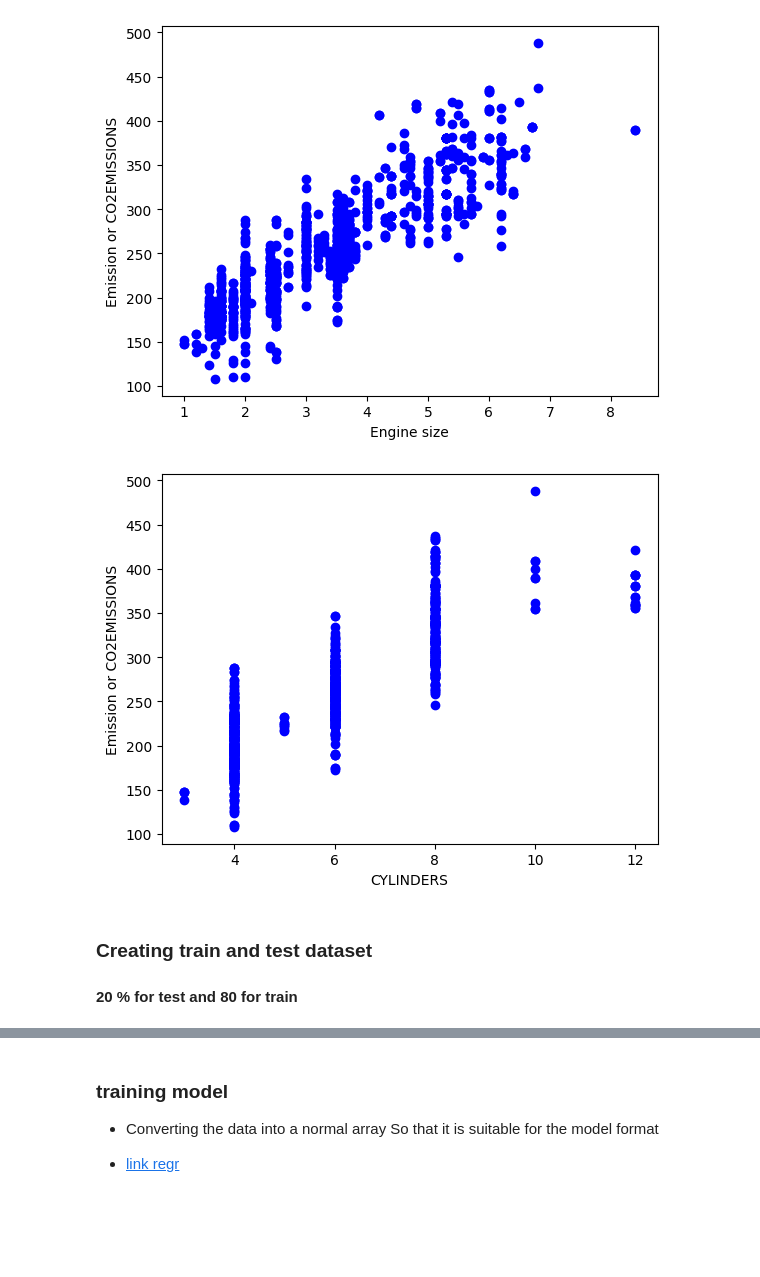
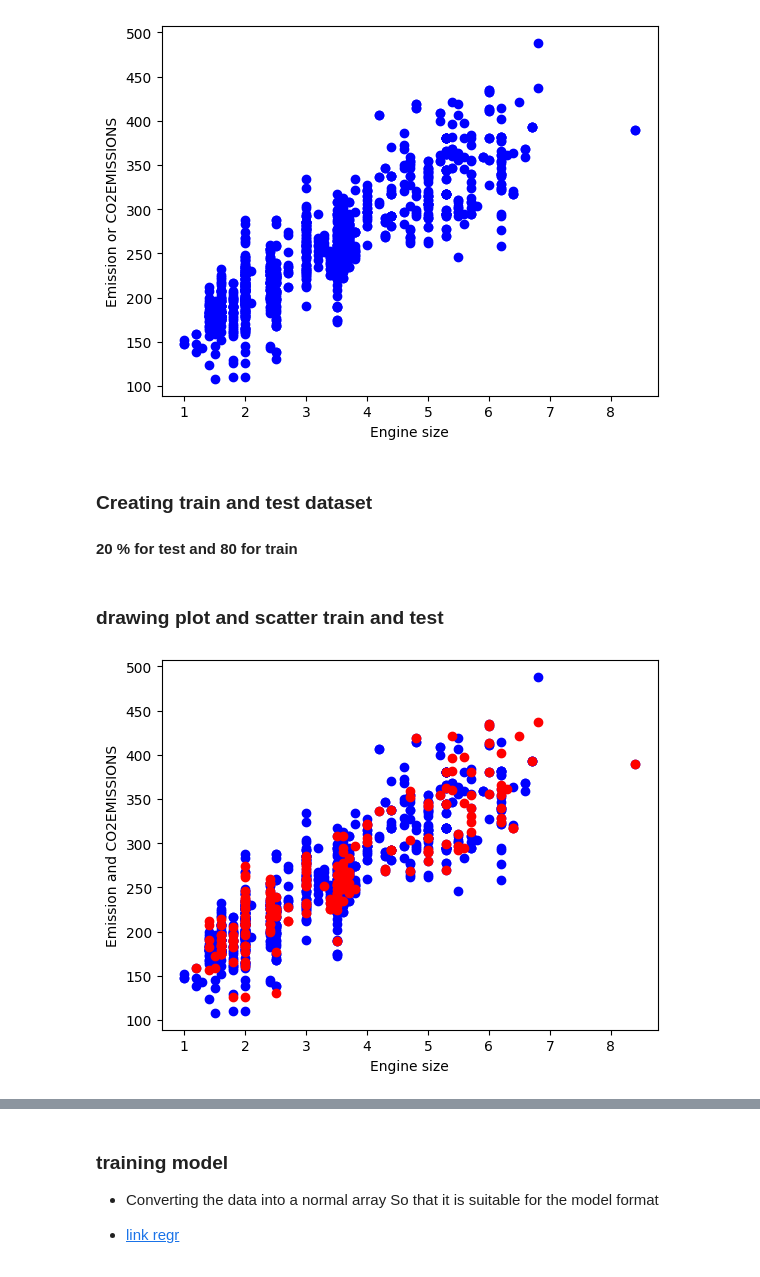
Before and after one commit to mehdisahraeei/ml-project, a Jupyter notebook: 01-learning/01-regression/01-linear/01-Simple-Linear-Regression.ipynb, the cells around one changed output, grey strips where cells are left out. Drawn from its saved outputs; the diff is of its cells as text; code cells hidden in the pictures; blank space fills up the shorter version.

```diff
--- a/01-learning/01-regression/01-linear/01-Simple-Linear-Regression.ipynb
+++ b/01-learning/01-regression/01-linear/01-Simple-Linear-Regression.ipynb
@@ -99,13 +90,6 @@ plt.ylabel("Emission or CO2EMISSIONS")
 plt.show()
 # %% [output]
 [figure]
-# %%
-plt.scatter(cdf.CYLINDERS, cdf.CO2EMISSIONS,  color='blue')
-plt.xlabel("CYLINDERS")
-plt.ylabel("Emission or CO2EMISSIONS")
-plt.show()
-# %% [output]
-[figure, removed]
 # %% [markdown]
 ### Creating train and test dataset
 #### 20 % for test and 80 for train
@@ -115,2 +98,14 @@ msk = np.random.rand(len(df)) < 0.8
 train = cdf[msk]
 test = cdf[~msk]
+# %% [markdown]
+### drawing plot and scatter train and test
+# %%
+fig1 = plt.figure()
+ax = fig1.add_subplot(111)
+ax.scatter(train.ENGINESIZE, train.CO2EMISSIONS,  color='blue')
+ax.scatter(test.ENGINESIZE, test.CO2EMISSIONS,  color='red')
+plt.xlabel("Engine size")
+plt.ylabel("Emission and CO2EMISSIONS")
+plt.show()
+# %% [output]
+[figure, added]
```
Also changed, not shown: parts of 19 cells of this notebook.
